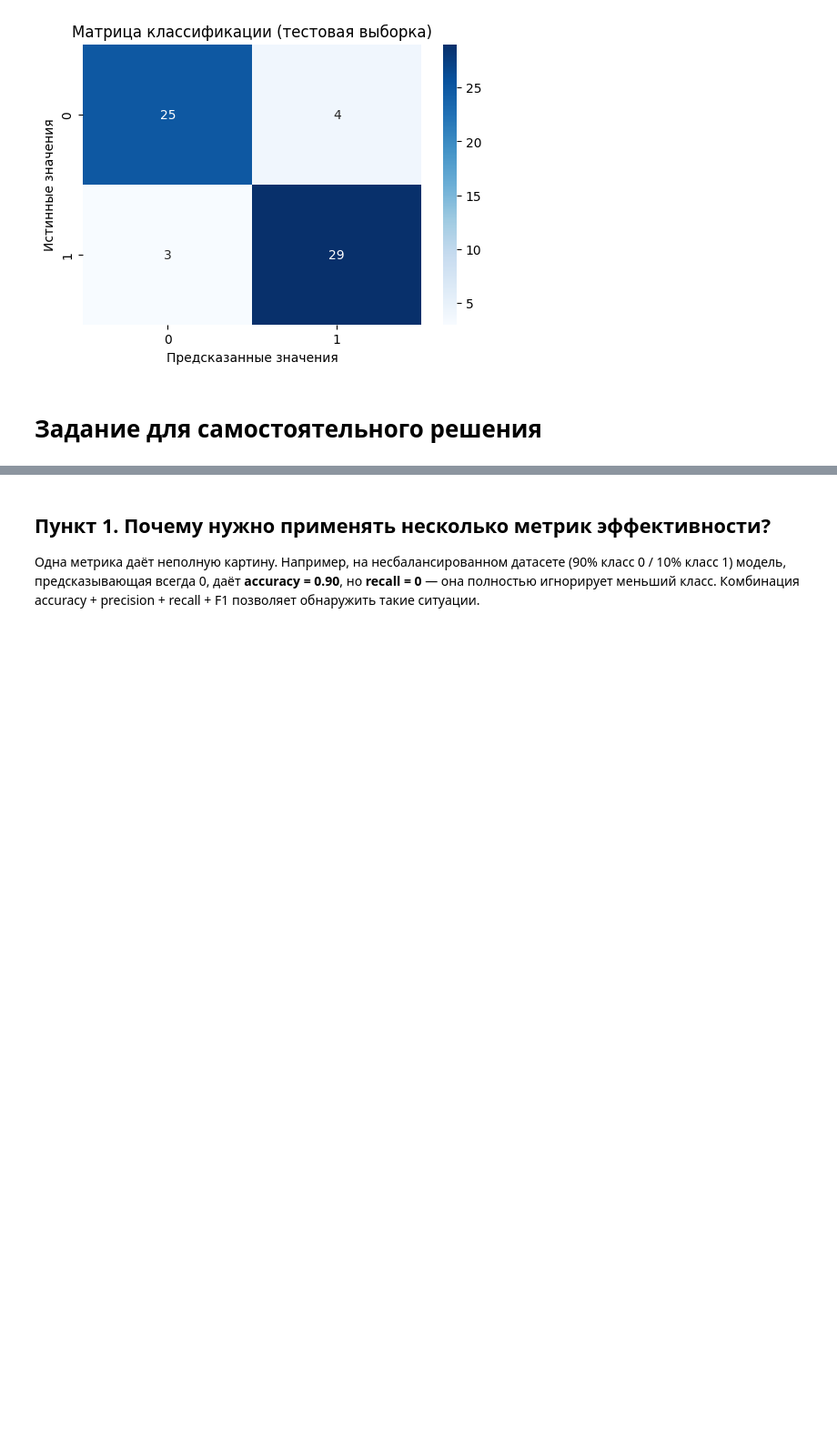
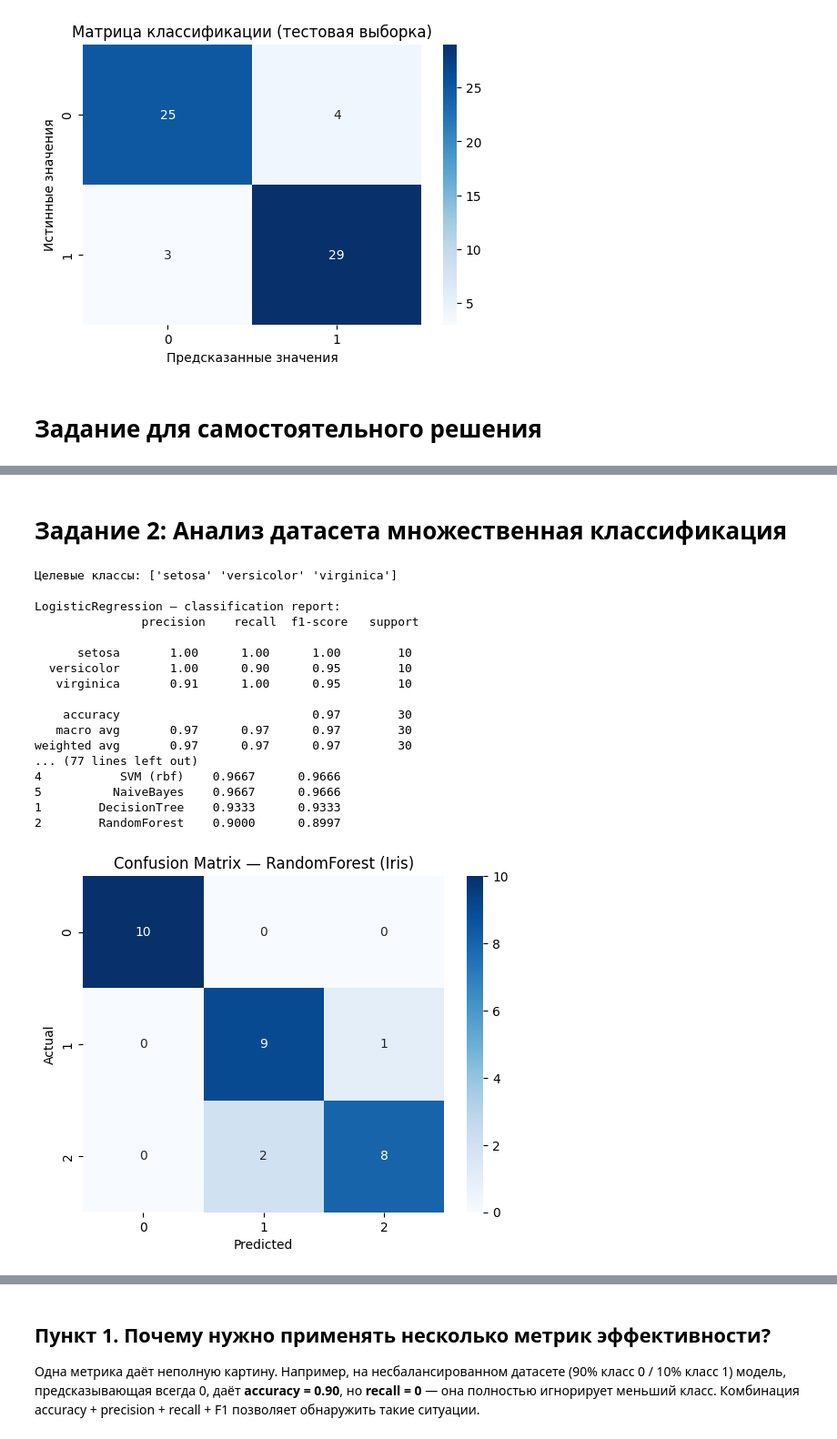
Before and after one commit to druol/ML_Labs, a Jupyter notebook: ML4_Диагностика_моделей/1.ipynb, the cells around one changed output, grey strips where cells are left out. Shown at 91% size. Cells and saved outputs as stored; diff of their text form; code cells hidden in the pictures; blank space fills up the shorter version.

```diff
--- a/ML4_Диагностика_моделей/1.ipynb
+++ b/ML4_Диагностика_моделей/1.ipynb
@@ -209,0 +290,69 @@ plt.show()
+# %% [markdown]
+# Задание 2: Анализ датасета множественная классификация
+# %%
+from sklearn.datasets import load_iris
+from sklearn.metrics import classification_report, confusion_matrix
+
+# Загрузка данных
+iris = load_iris()
+X = iris.data
+y = iris.target
+print("Целевые классы:", iris.target_names)
+
+# Разделение
+X_train, X_test, y_train, y_test = train_test_split(X, y, test_size=0.2, random_state=42, stratify=y)
+
+# Словарь моделей (добавим метрику 'macro')
+models_iris = {
+    "LogisticRegression": LogisticRegression(max_iter=1000),
+    "DecisionTree": DecisionTreeClassifier(random_state=42),
+    "RandomForest": RandomForestClassifier(n_estimators=100, random_state=42),
+    "KNeighbors": KNeighborsClassifier(n_neighbors=5),
+    "SVM (rbf)": SVC(kernel='rbf', random_state=42),
+    "NaiveBayes": GaussianNB(),
+    "MLP": MLPClassifier(max_iter=1000, random_state=42)
+}
+
+results_iris = []
+for name, model in models_iris.items():
+    model.fit(X_train, y_train)
+    y_pred = model.predict(X_test)
+    acc = accuracy_score(y_test, y_pred)
+    # Для мультикласса используем macro F1
+    f1_macro = f1_score(y_test, y_pred, average='macro')
+    results_iris.append([name, acc, f1_macro])
+    print(f"\n{name} — classification report:\n", classification_report(y_test, y_pred, target_names=iris.target_names))
+
+# Таблица сравнения
+results_iris_df = pd.DataFrame(results_iris, columns=["Model", "Accuracy", "F1 (macro)"])
+results_iris_df.sort_values("F1 (macro)", ascending=False, inplace=True)
+print(results_iris_df.round(4))
+
+# Визуализация матрицы ошибок для лучшей модели
+best_model = RandomForestClassifier(n_estimators=100, random_state=42)
+best_model.fit(X_train, y_train)
+y_pred_best = best_model.predict(X_test)
+sns.heatmap(confusion_matrix(y_test, y_pred_best), annot=True, fmt='d', cmap='Blues')
+plt.title("Confusion Matrix — RandomForest (Iris)")
+plt.xlabel("Predicted")
+plt.ylabel("Actual")
+plt.show()
+# %% [output]
+Целевые классы: ['setosa' 'versicolor' 'virginica']
+
+LogisticRegression — classification report:
+               precision    recall  f1-score   support
+
+      setosa       1.00      1.00      1.00        10
+  versicolor       1.00      0.90      0.95        10
+   virginica       0.91      1.00      0.95        10
+
+    accuracy                           0.97        30
+   macro avg       0.97      0.97      0.97        30
+weighted avg       0.97      0.97      0.97        30
+... (77 lines left out)
+4           SVM (rbf)    0.9667      0.9666
+5          NaiveBayes    0.9667      0.9666
+1        DecisionTree    0.9333      0.9333
+2        RandomForest    0.9000      0.8997
+[figure, added]
```
Also changed, not shown: parts of 4 cells of this notebook, 18 other files.
